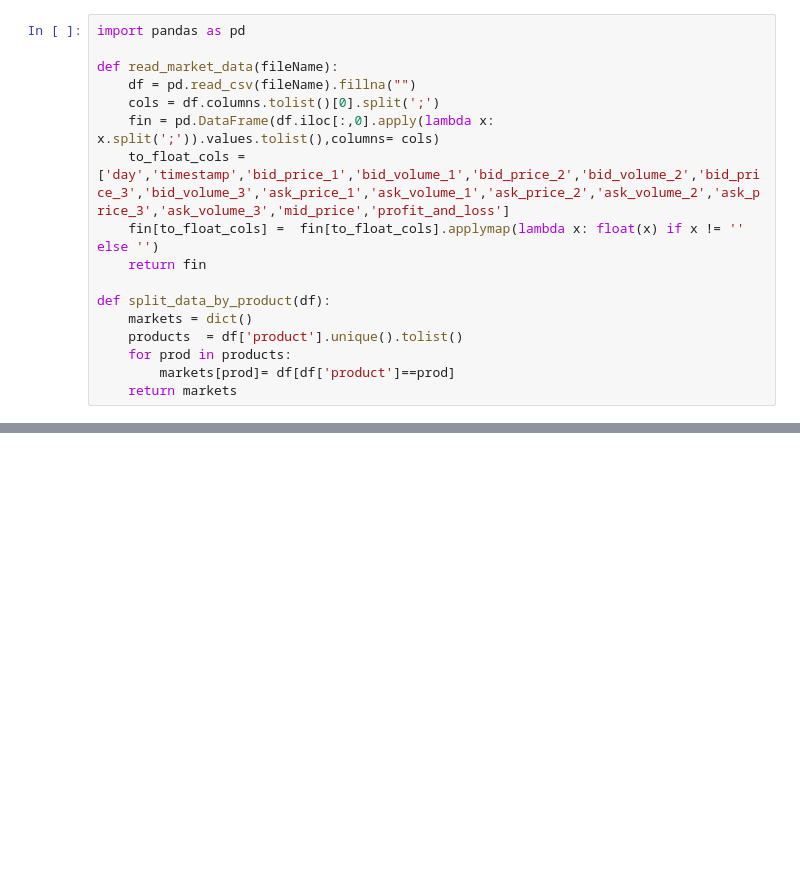
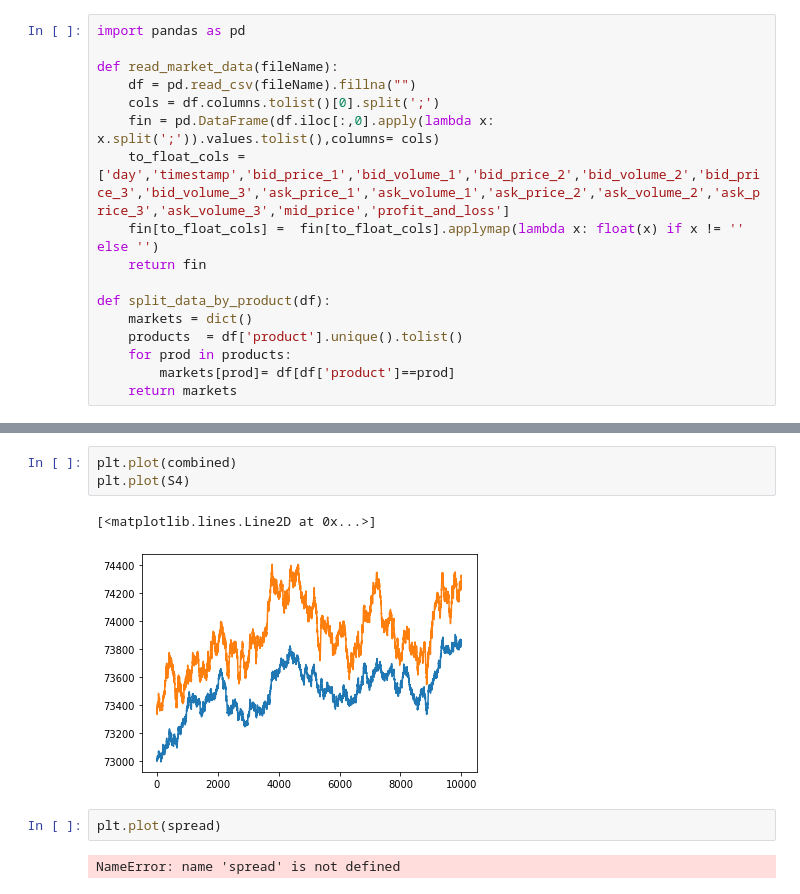
Before and after one commit to naman-doshi/IMC-Prosperity, a Jupyter notebook: read_data.ipynb, the cells around one changed output, grey strips where cells are left out. Drawn from its saved outputs; the diff is of its cells as text; blank space fills up the shorter version.

```diff
--- a/read_data.ipynb
+++ b/read_data.ipynb
@@ -33,0 +46,10 @@ ax.plot(short_rolling.loc[start_date:end_date, :].index, short_rolling.loc[start
+# %%
+plt.plot(combined)
+plt.plot(S4)
+# %% [output]
+[<matplotlib.lines.Line2D at 0x...>]
+[figure, added]
+# %%
+plt.plot(spread)
+# %% [output]
+NameError: name 'spread' is not defined
```
Also changed, not shown: parts of 5 cells of this notebook, 14 other files.
